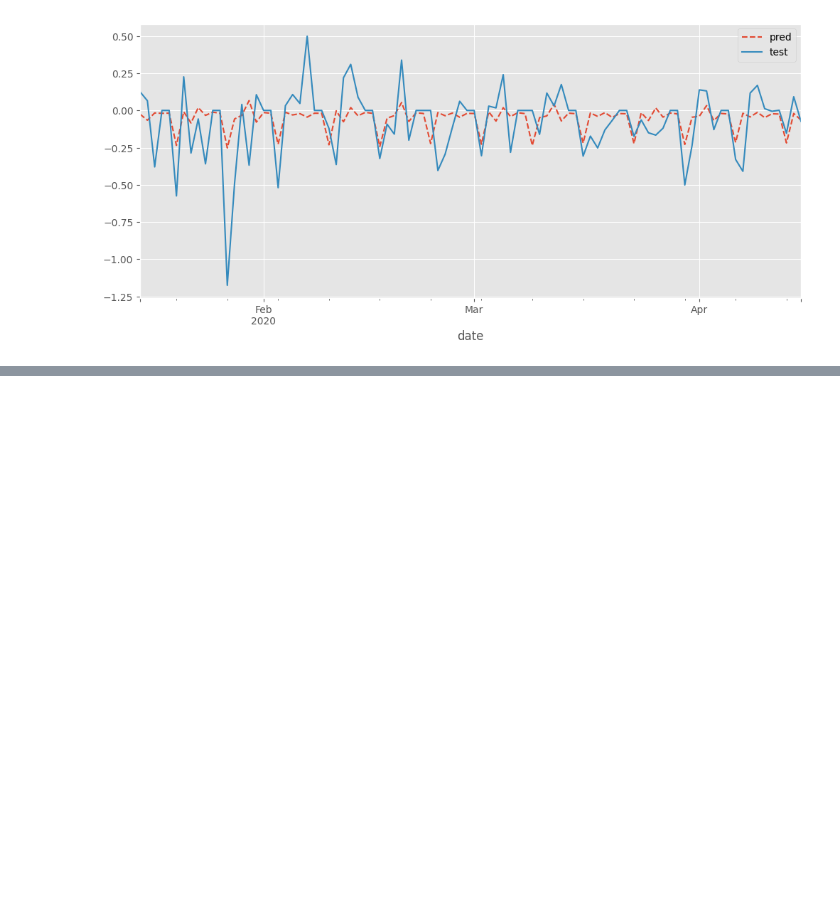
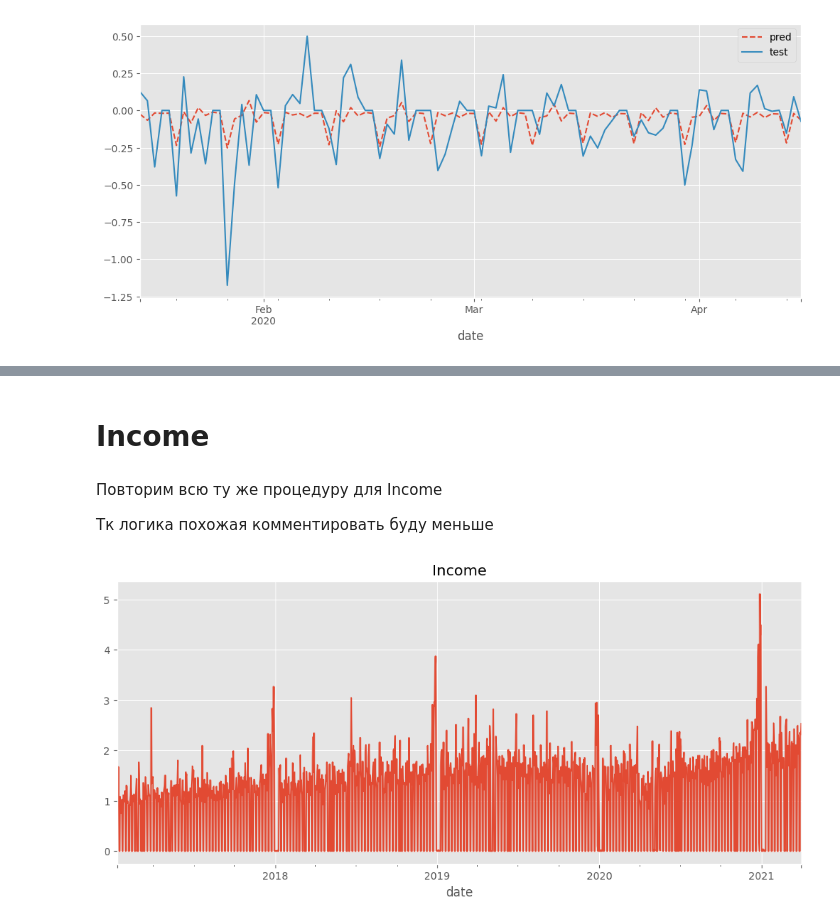
Before and after one commit to astatarinov/TS_project, a Jupyter notebook: notebooks/autoregression.ipynb, the cells around one changed output, grey strips where cells are left out. Cells and saved outputs as stored; diff of their text form; code cells hidden in the pictures; blank space fills up the shorter version.

```diff
--- a/notebooks/autoregression.ipynb
+++ b/notebooks/autoregression.ipynb
@@ -197,0 +252,11 @@ errors =
+# %% [markdown]
+# Income
+# %% [markdown]
+Повторим всю ту же процедуру для Income
+
+Тк логика похожая комментировать буду меньше
+# %%
+df.income.plot();
+plt.title('Income');
+# %% [output]
+[figure, added]
```
Also changed, not shown: parts of 55 cells of this notebook, 3 other files.
